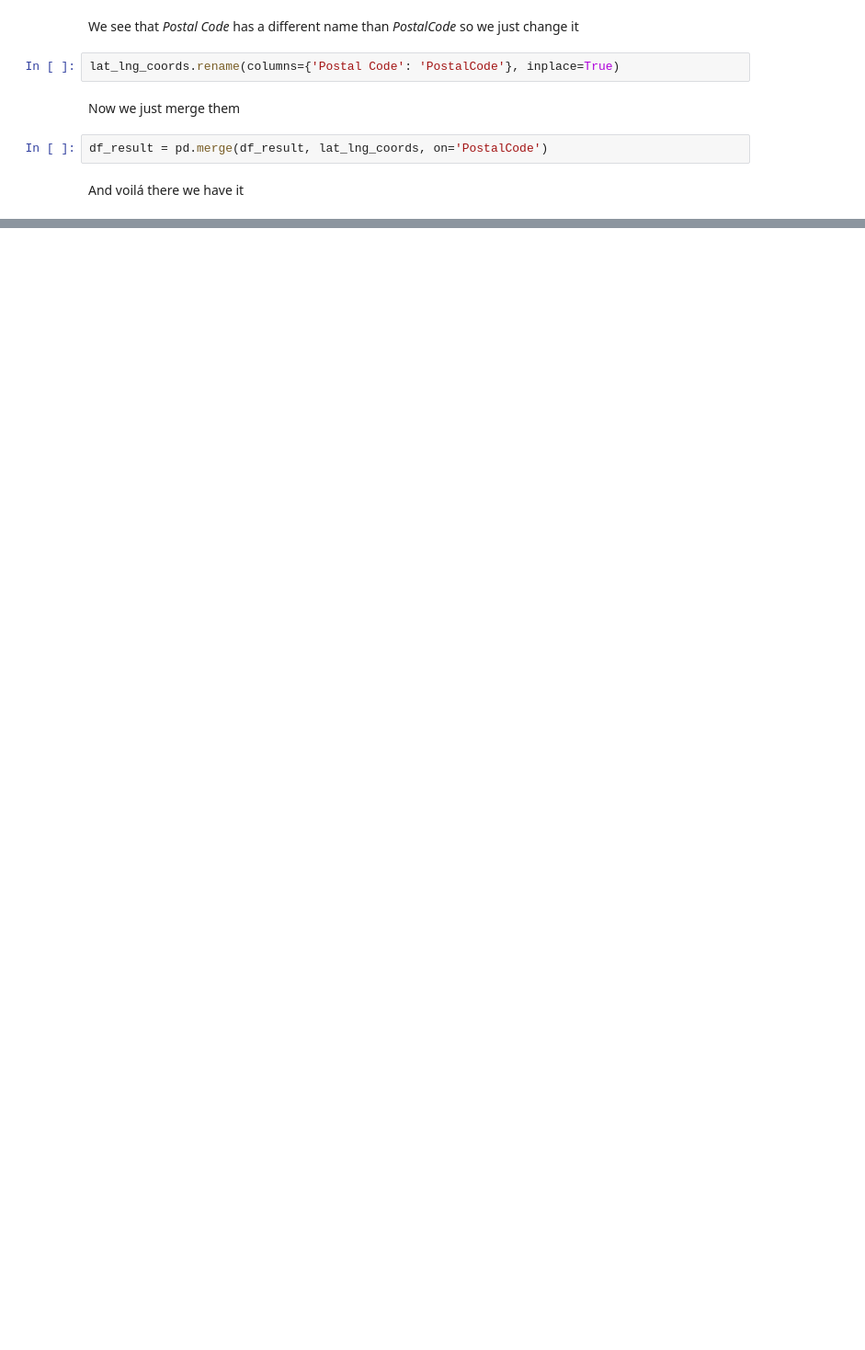
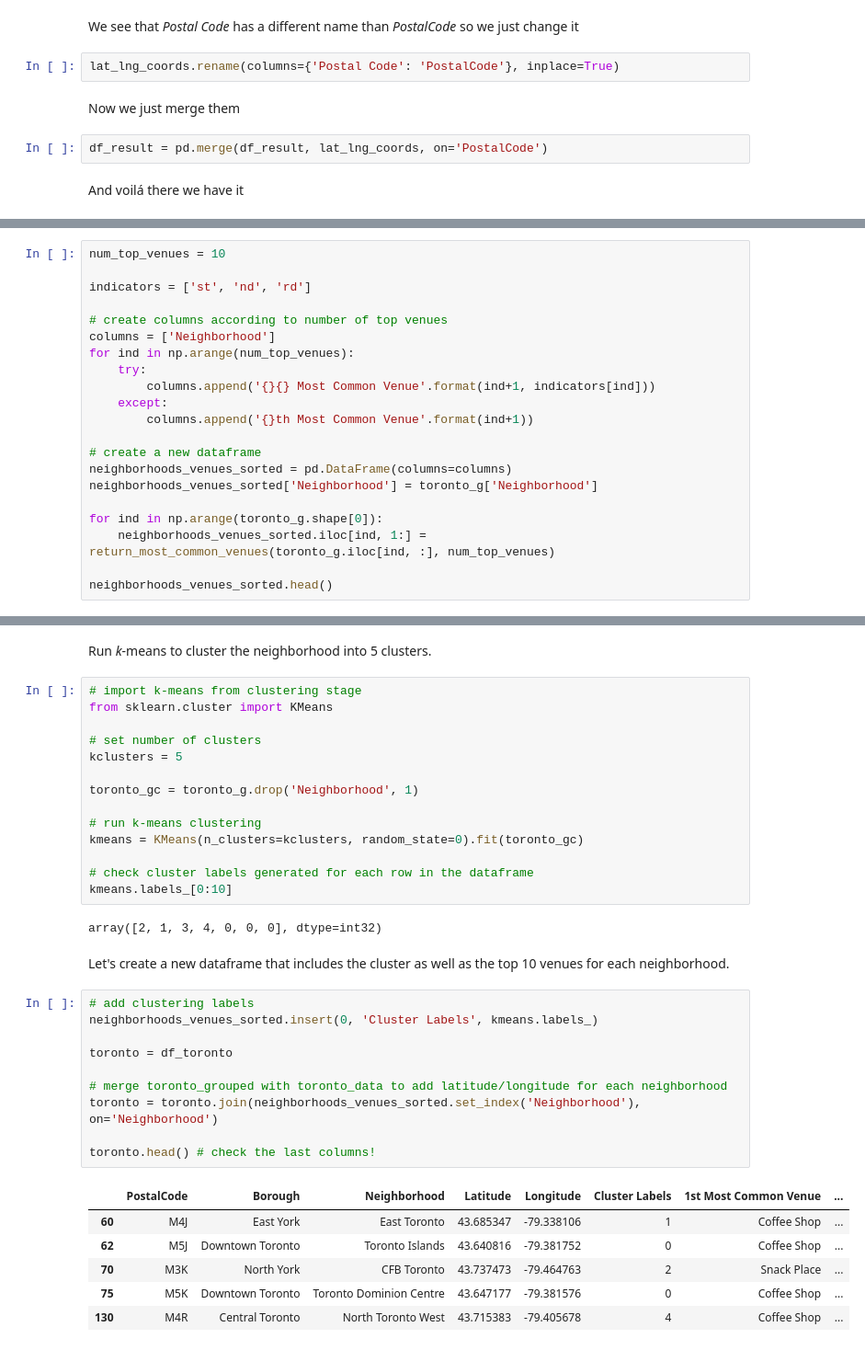
Before and after one commit to foreswearer/Coursera_Capstone, a Jupyter notebook: clustersToronto3.ipynb, the cells around one changed output, grey strips where cells are left out. Shown: that part at 92% size. Drawn from its saved outputs; the diff is of its cells as text; blank space fills up the shorter version.

```diff
--- a/clustersToronto3.ipynb
+++ b/clustersToronto3.ipynb
@@ -142,0 +370,21 @@ df_result.head()
+# %%
+num_top_venues = 10
+
+indicators = ['st', 'nd', 'rd']
+
+# create columns according to number of top venues
+columns = ['Neighborhood']
+for ind in np.arange(num_top_venues):
+    try:
+        columns.append('{}{} Most Common Venue'.format(ind+1, indicators[ind]))
+    except:
+        columns.append('{}th Most Common Venue'.format(ind+1))
+
+# create a new dataframe
+neighborhoods_venues_sorted = pd.DataFrame(columns=columns)
+neighborhoods_venues_sorted['Neighborhood'] = toronto_g['Neighborhood']
+
+for ind in np.arange(toronto_g.shape[0]):
+    neighborhoods_venues_sorted.iloc[ind, 1:] = return_most_common_venues(toronto_g.iloc[ind, :], num_top_venues)
+
+neighborhoods_venues_sorted.head()
@@ -142,0 +400,37 @@ df_result.head()
+# %% [markdown]
+Run *k*-means to cluster the neighborhood into 5 clusters.
+# %%
+# import k-means from clustering stage
+from sklearn.cluster import KMeans
+
+# set number of clusters
+kclusters = 5
+
+toronto_gc = toronto_g.drop('Neighborhood', 1)
+
+# run k-means clustering
+kmeans = KMeans(n_clusters=kclusters, random_state=0).fit(toronto_gc)
+
+# check cluster labels generated for each row in the dataframe
+kmeans.labels_[0:10]
+# %% [output]
+array([2, 1, 3, 4, 0, 0, 0], dtype=int32)
+# %% [markdown]
+Let's create a new dataframe that includes the cluster as well as the top 10 venues for each neighborhood.
+# %%
+# add clustering labels
+neighborhoods_venues_sorted.insert(0, 'Cluster Labels', kmeans.labels_)
+
+toronto = df_toronto
+
+# merge toronto_grouped with toronto_data to add latitude/longitude for each neighborhood
+toronto = toronto.join(neighborhoods_venues_sorted.set_index('Neighborhood'), on='Neighborhood')
+
+toronto.head() # check the last columns!
+# %% [output]
+|  | PostalCode | Borough | Neighborhood | Latitude | Longitude | Cluster Labels | 1st Most Common Venue | ... |
+| 60 | M4J | East York | East Toronto | 43.685347 | -79.338106 | 1 | Coffee Shop | ... |
+| 62 | M5J | Downtown Toronto | Toronto Islands | 43.640816 | -79.381752 | 0 | Coffee Shop | ... |
+| 70 | M3K | North York | CFB Toronto | 43.737473 | -79.464763 | 2 | Snack Place | ... |
+| 75 | M5K | Downtown Toronto | Toronto Dominion Centre | 43.647177 | -79.381576 | 0 | Coffee Shop | ... |
+| 130 | M4R | Central Toronto | North Toronto West | 43.715383 | -79.405678 | 4 | Coffee Shop | ... |
```
Also changed, not shown: parts of 36 cells of this notebook, 1 other file.
